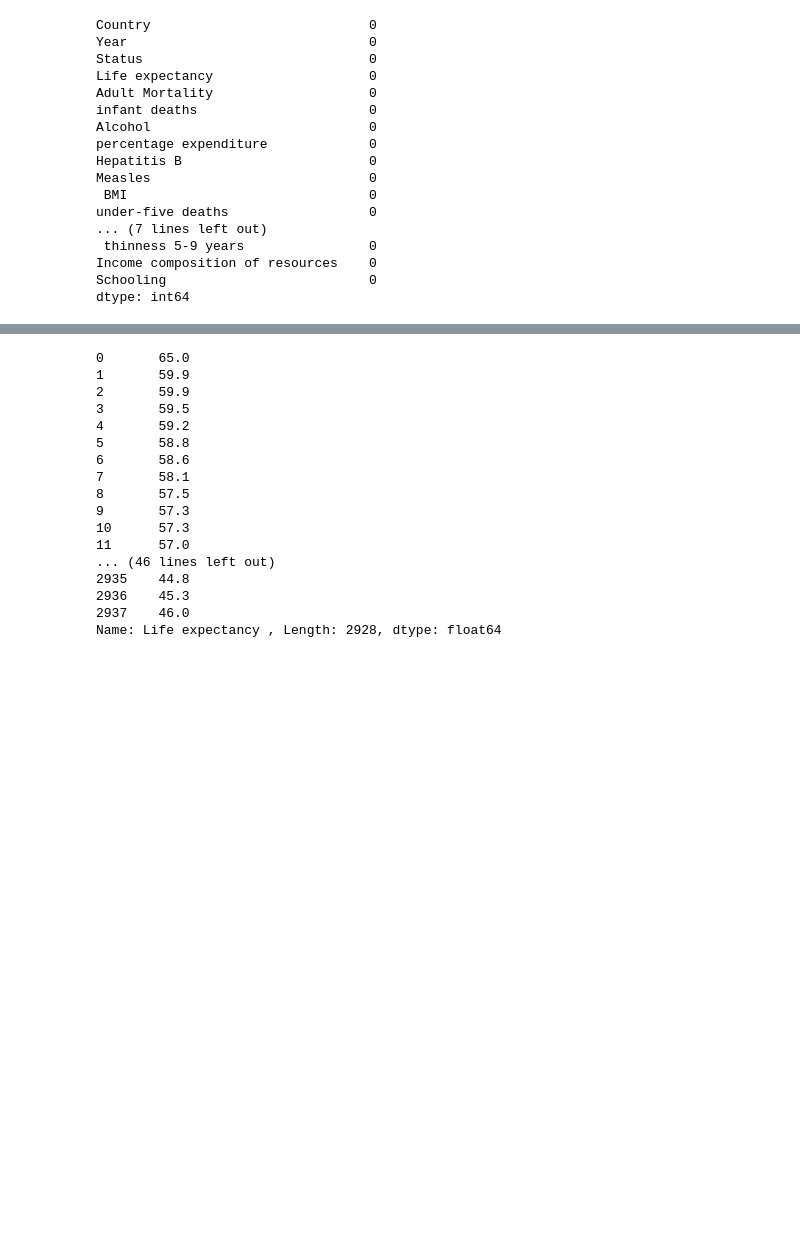
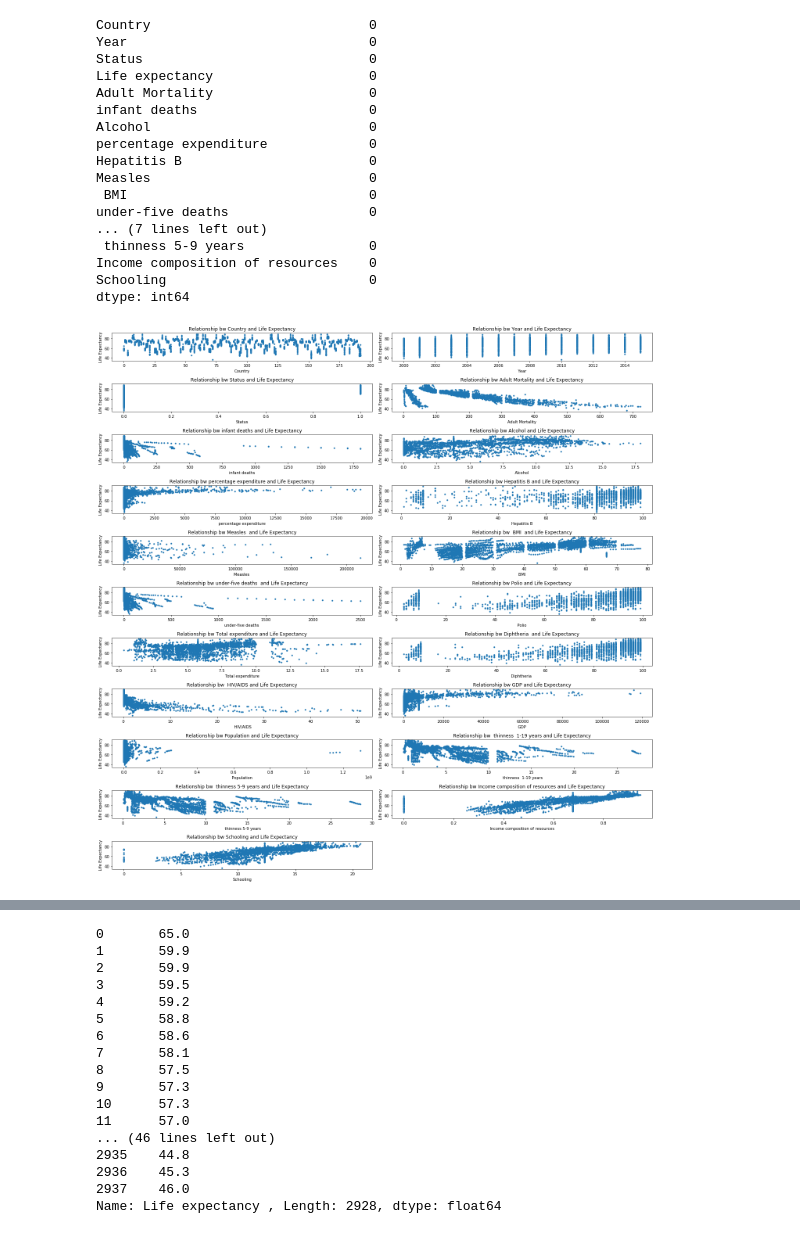
Before and after one commit to SmartPracticeschool/llSPS-INT-1569-Predicting-Life-Expectancy-using-Machine-Learning, a Jupyter notebook: Predicting_Life_Expectancy.ipynb, the cells around one changed output, grey strips where cells are left out. Drawn from its saved outputs; the diff is of its cells as text; code cells hidden in the pictures; blank space fills up the shorter version.

```diff
--- a/Predicting_Life_Expectancy.ipynb
+++ b/Predicting_Life_Expectancy.ipynb
@@ -271,3 +271,22 @@ under-five deaths                  0
 Income composition of resources    0
 Schooling                          0
 dtype: int64
+# %%
+import matplotlib.pyplot as plt
+def plotFeatures(col_list,title):
+    plt.figure(figsize=(20,20))
+    i = 0
+    for col in col_list:
+        if col == "Life expectancy ":
+              continue
+        i+=1
+        plt.subplot(11,2,i)
+        plt.plot(training_set[col],training_set['Life expectancy '],marker='.',linestyle='none')
+        plt.title(title % (col))
+        plt.xlabel(col)
+        plt.ylabel("Life Expectancy")
+        plt.tight_layout()
+# %%
+plotFeatures(training_set,"Relationship bw %s and Life Expectancy")
+# %% [output]
+[figure, added]
```
Also changed, not shown: parts of 7 cells of this notebook.
